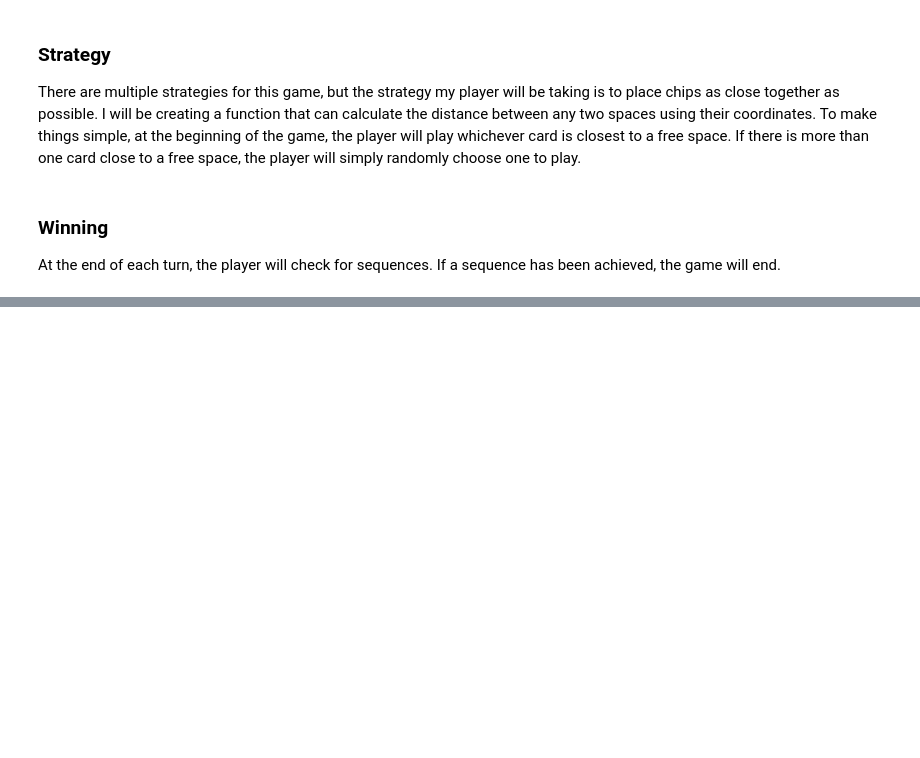
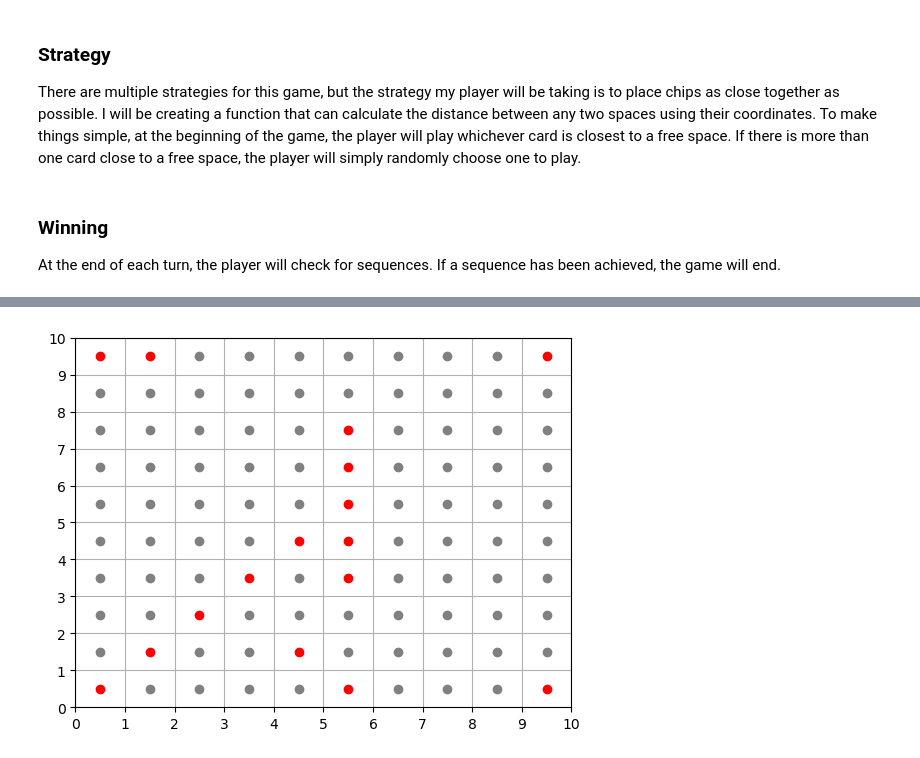
Before and after one commit to johnsrgrace/phys441GraceJohns, a Jupyter notebook: Final Project/sequence_simulation.ipynb, the cells around one changed output, grey strips where cells are left out. Cells and saved outputs as stored; diff of their text form; code cells hidden in the pictures; blank space fills up the shorter version.

```diff
--- a/Final Project/sequence_simulation.ipynb
+++ b/Final Project/sequence_simulation.ipynb
@@ -185,0 +289,43 @@ At the end of each turn, the player will check for sequences. If a sequence has
+# %%
+def visualize_the_board(board_state):
+    """
+    Given the current board state, this function creates a scatter plot,
+    where the occupied spaces are red dots, and unoccupied spaces are gray
+    dots.
+
+    :param board_state: a 10x10 numpy array, where zero represents unoccupied spaces and one represents occupied space
+    :return: a pretty scatter plot
+    """
+
+    x_occ = []
+    y_occ = []
+    x_unocc = []
+    y_unocc = []
+
+    for i in range(10):
+        for j in range(10):
+            if test_board[i][j] == 1:
+                x_occ.append(i+0.5)
+                y_occ.append(j+0.5)
+            else:
+                x_unocc.append(i+0.5)
+                y_unocc.append(j+0.5)
+
+    plt.scatter(x_occ, y_occ, c='red')
+    plt.scatter(x_unocc, y_unocc, c='grey')
+    plt.xticks([i for i in range(11)])
+    plt.yticks([i for i in range(11)])
+    plt.grid()
+# %%
+test_board = np.zeros((10, 10))
+occupied_spaces = [(5, 3), (5, 4), (5, 6), (5, 7), (5, 5), (5, 0), (0, 0), (1, 1),
+                   (2, 2), (3, 3), (4, 4), (4, 1), (0, 9), (9, 9), (9, 0), (1, 9)]
+
+for coords in occupied_spaces:
+    row = coords[0]
+    col = coords[1]
+    test_board[row][col] = 1
+
+visualize_the_board(test_board)
+# %% [output]
+[figure, added]
```
Also changed, not shown: parts of 6 cells of this notebook, 3 other files.
